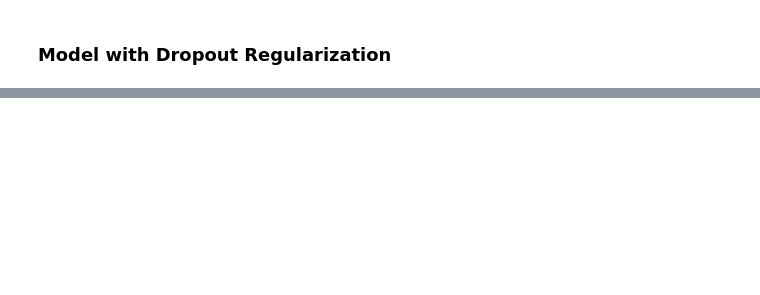
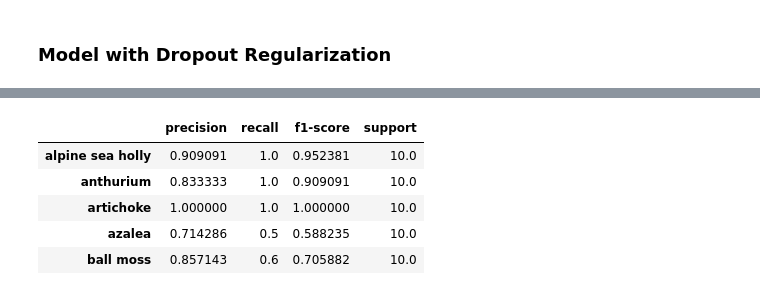
Before and after one commit to SHREYA194/python-for-ai, a Jupyter notebook: notebooks/13_Tuning_Deep_Learning_Models.ipynb, the cells around one changed output, grey strips where cells are left out. Drawn from its saved outputs; the diff is of its cells as text; code cells hidden in the pictures; blank space fills up the shorter version.

```diff
--- a/notebooks/13_Tuning_Deep_Learning_Models.ipynb
+++ b/notebooks/13_Tuning_Deep_Learning_Models.ipynb
@@ -361,0 +257,4 @@ plot_training_accuracy(training_history_dropout)
+# %%
+# Make predictions on the validation data
+Y_pred = model.predict(validation_data)
+y_pred = np.argmax(Y_pred, axis=1)
@@ -361,0 +273,14 @@ plot_training_accuracy(training_history_dropout)
+# %%
+# Print the classification report
+class_names = class_mappings.keys()
+report = classification_report(validation_data.classes, y_pred, target_names=class_names, output_dict=True)
+# %%
+report_df = pd.DataFrame(report).T
+report_df.head()
+# %% [output]
+|  | precision | recall | f1-score | support |
+| alpine sea holly | 0.909091 | 1.0 | 0.952381 | 10.0 |
+| anthurium | 0.833333 | 1.0 | 0.909091 | 10.0 |
+| artichoke | 1.000000 | 1.0 | 1.000000 | 10.0 |
+| azalea | 0.714286 | 0.5 | 0.588235 | 10.0 |
+| ball moss | 0.857143 | 0.6 | 0.705882 | 10.0 |
```
Also changed, not shown: parts of 58 cells of this notebook, 3 other files.
